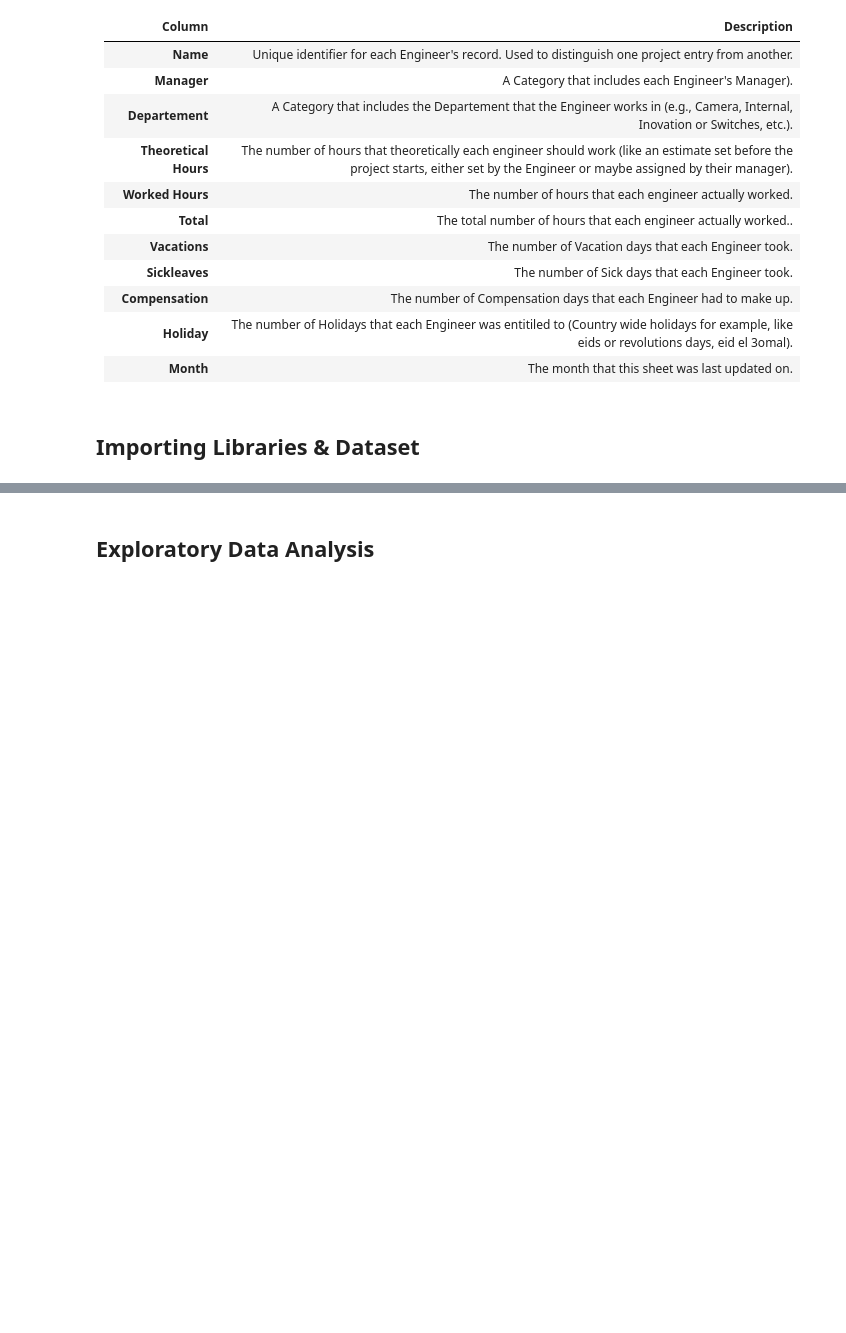
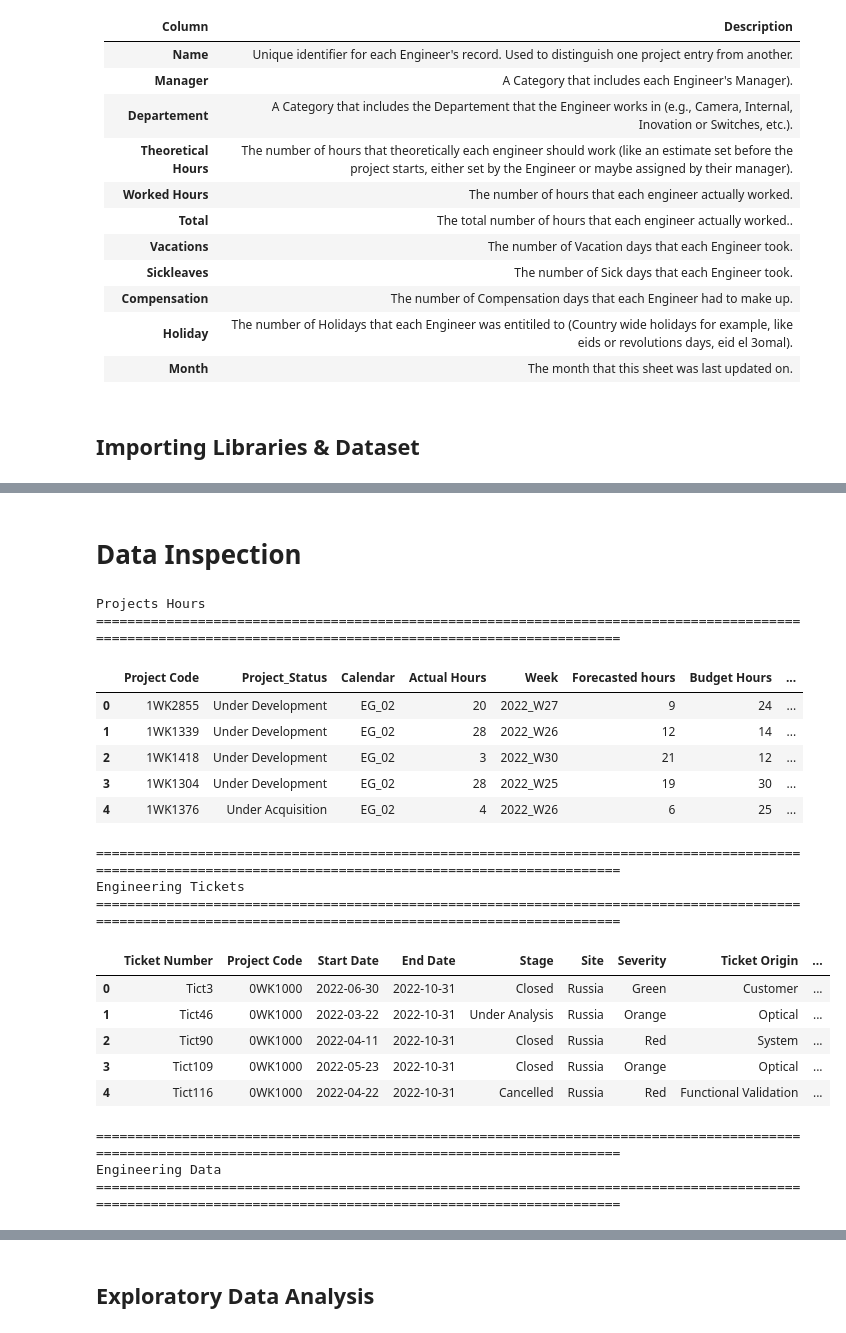
Before and after one commit to nada-2038/Valeo-BI-Business-Case, a Jupyter notebook: valeo-bi-case-study-git-program.ipynb, the cells around one changed output, grey strips where cells are left out. Cells and saved outputs as stored; diff of their text form; code cells hidden in the pictures; blank space fills up the shorter version.

```diff
--- a/valeo-bi-case-study-git-program.ipynb
+++ b/valeo-bi-case-study-git-program.ipynb
@@ -102,0 +83,22 @@ _Apply any data preprocessing and/or feature engineering below. Show/output the
+# %%
+import pandas as pd
+
+url = "https://github.com/nada-2038/Valeo-BI-Business-Case/raw/refs/heads/main/BI-Data_Sets.xlsx"
+
+# Read all sheets from the Excel file
+sheets = pd.read_excel(url, sheet_name=None)
+
+# Display all sheet names
+print("Available sheets:", list(sheets.keys()))
+
+# Access each sheet separately as its own
+for sheet_name, df in sheets.items():
+    print(f"\n--- {sheet_name} ---")
+    print(df.head())
+    print("Shape:", df.shape)
+
+# Create separate DataFrames automatically
+for sheet_name, data in sheets.items():
+    globals()[sheet_name.replace(" ", "_")] = data
+
+df.head()
@@ -102,0 +129,40 @@ _Apply any data preprocessing and/or feature engineering below. Show/output the
+# %% [markdown]
+# **Data Inspection**
+# %%
+#Accessing each sheet separately and assigning each sheet a name
+Projects_Hours = sheets['Projects Hours']
+Engineering_Tickets = sheets['Engineering Tickets']
+Engineering_Data = sheets['Engineering Data']
+
+print("Projects Hours")
+print("=============================================================================================================================================================")
+display(Projects_Hours.head())
+print("=============================================================================================================================================================")
+print("Engineering Tickets")
+print("=============================================================================================================================================================")
+display(Engineering_Tickets.head())
+print("=============================================================================================================================================================")
+print("Engineering Data")
+print("=============================================================================================================================================================")
+Engineering_Data.head()
+# %% [output]
+Projects Hours
+=============================================================================================================================================================
+|  | Project Code | Project_Status | Calendar | Actual Hours | Week | Forecasted hours | Budget Hours | ... |
+| 0 | 1WK2855 | Under Development | EG_02 | 20 | 2022_W27 | 9 | 24 | ... |
+| 1 | 1WK1339 | Under Development | EG_02 | 28 | 2022_W26 | 12 | 14 | ... |
+| 2 | 1WK1418 | Under Development | EG_02 | 3 | 2022_W30 | 21 | 12 | ... |
+| 3 | 1WK1304 | Under Development | EG_02 | 28 | 2022_W25 | 19 | 30 | ... |
+| 4 | 1WK1376 | Under Acquisition | EG_02 | 4 | 2022_W26 | 6 | 25 | ... |
+=============================================================================================================================================================
+Engineering Tickets
+=============================================================================================================================================================
+|  | Ticket Number | Project Code | Start Date | End Date | Stage | Site | Severity | Ticket Origin | ... |
+| 0 | Tict3 | 0WK1000 | 2022-06-30 | 2022-10-31 | Closed | Russia | Green | Customer | ... |
+| 1 | Tict46 | 0WK1000 | 2022-03-22 | 2022-10-31 | Under Analysis | Russia | Orange | Optical | ... |
+| 2 | Tict90 | 0WK1000 | 2022-04-11 | 2022-10-31 | Closed | Russia | Red | System | ... |
+| 3 | Tict109 | 0WK1000 | 2022-05-23 | 2022-10-31 | Closed | Russia | Orange | Optical | ... |
+| 4 | Tict116 | 0WK1000 | 2022-04-22 | 2022-10-31 | Cancelled | Russia | Red | Functional Validation | ... |
+=============================================================================================================================================================
+Engineering Data
+=============================================================================================================================================================
```
Also changed, not shown: parts of 19 cells of this notebook.
